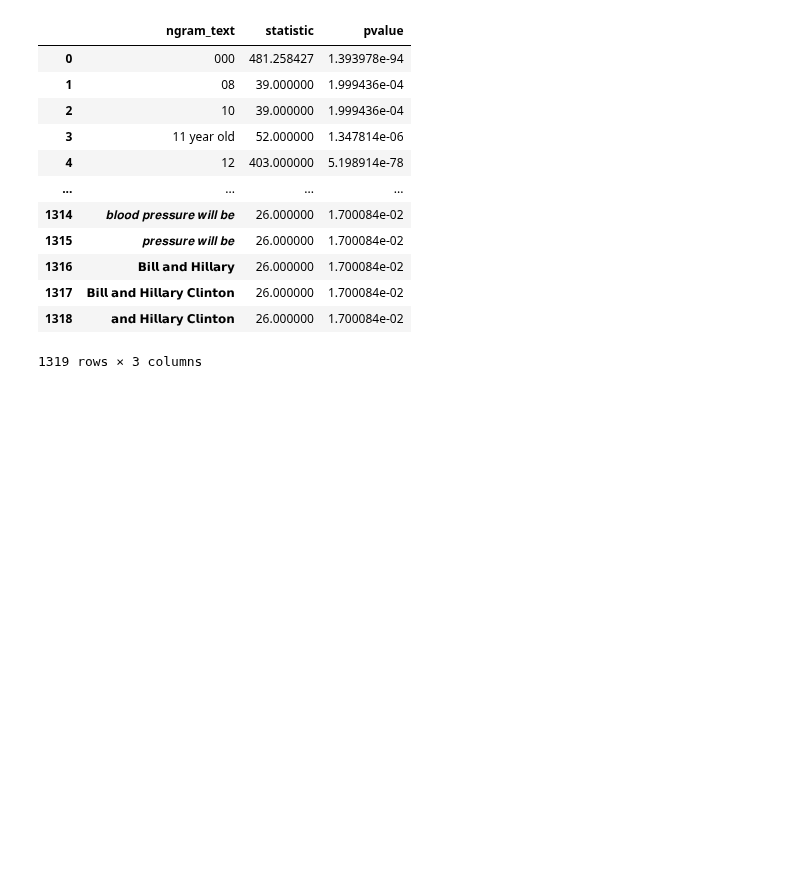
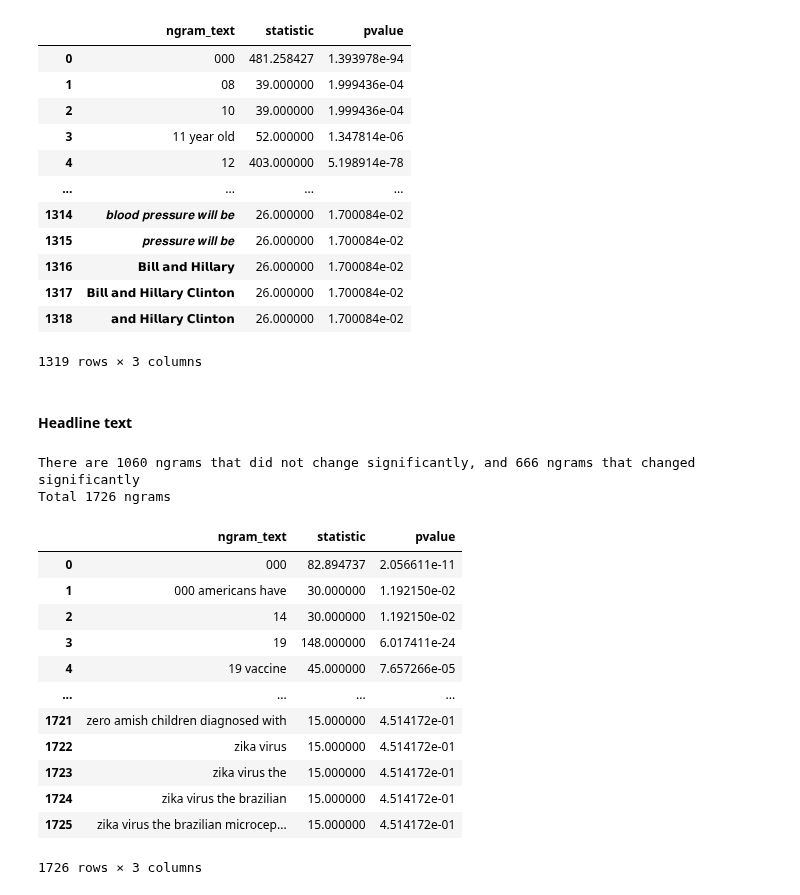
Before and after one commit to sfu-discourse-lab/fake_news_over_time, a Jupyter notebook: ngrams_stats.ipynb, the cells around one changed output. Cells and saved outputs as stored; diff of their text form; code cells hidden in the pictures; blank space fills up the shorter version.

Commit message:
Add ngram chisquare headlines

```diff
--- a/ngrams_stats.ipynb
+++ b/ngrams_stats.ipynb
@@ -150,3 +152,27 @@ Total 1319 ngrams
 | 1317 | 𝗕𝗶𝗹𝗹 𝗮𝗻𝗱 𝗛𝗶𝗹𝗹𝗮𝗿𝘆 𝗖𝗹𝗶𝗻𝘁𝗼𝗻 | 26.000000 | 1.700084e-02 |
 | 1318 | 𝗮𝗻𝗱 𝗛𝗶𝗹𝗹𝗮𝗿𝘆 𝗖𝗹𝗶𝗻𝘁𝗼𝗻 | 26.000000 | 1.700084e-02 |
 1319 rows × 3 columns
+# %% [markdown]
+#### Headline text
+# %%
+results_all_types_headlines = run_stats_test(
+    misinfotext_path="./data/MisInfoText/Analysis_output/MisInfoText_ngrams_headlines.xlsx",
+    fakespeak_path="./data/Fakespeak-ENG/Analysis_output/Fakespeak_ngrams_headlines.xlsx"
+)
+results_all_types_headlines
+# %% [output]
+There are 1060 ngrams that did not change significantly, and 666 ngrams that changed significantly
+Total 1726 ngrams
+|  | ngram_text | statistic | pvalue |
+| 0 | 000 | 82.894737 | 2.056611e-11 |
+| 1 | 000 americans have | 30.000000 | 1.192150e-02 |
+| 2 | 14 | 30.000000 | 1.192150e-02 |
+| 3 | 19 | 148.000000 | 6.017411e-24 |
+| 4 | 19 vaccine | 45.000000 | 7.657266e-05 |
+| ... | ... | ... | ... |
+| 1721 | zero amish children diagnosed with | 15.000000 | 4.514172e-01 |
+| 1722 | zika virus | 15.000000 | 4.514172e-01 |
+| 1723 | zika virus the | 15.000000 | 4.514172e-01 |
+| 1724 | zika virus the brazilian | 15.000000 | 4.514172e-01 |
+| 1725 | zika virus the brazilian microcep... | 15.000000 | 4.514172e-01 |
+1726 rows × 3 columns
```
Also changed, not shown: parts of 4 cells of this notebook.
